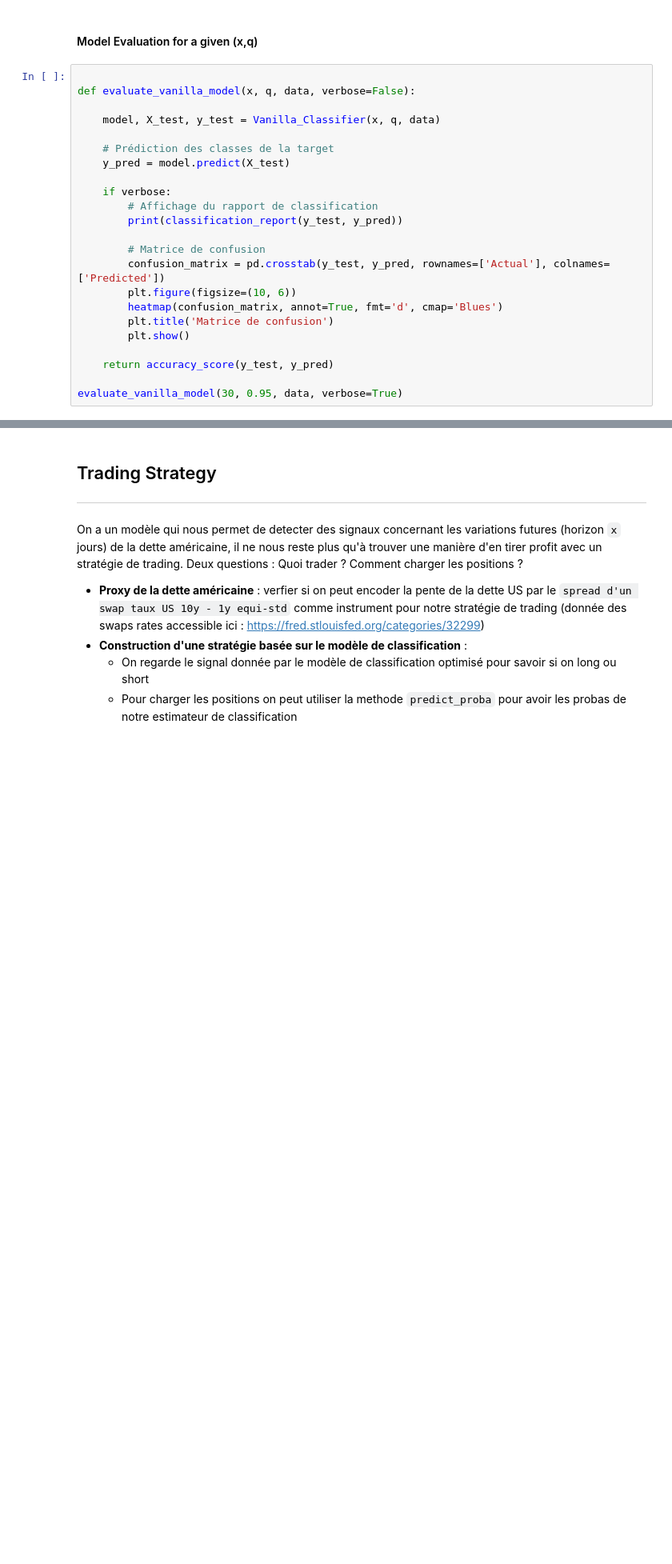
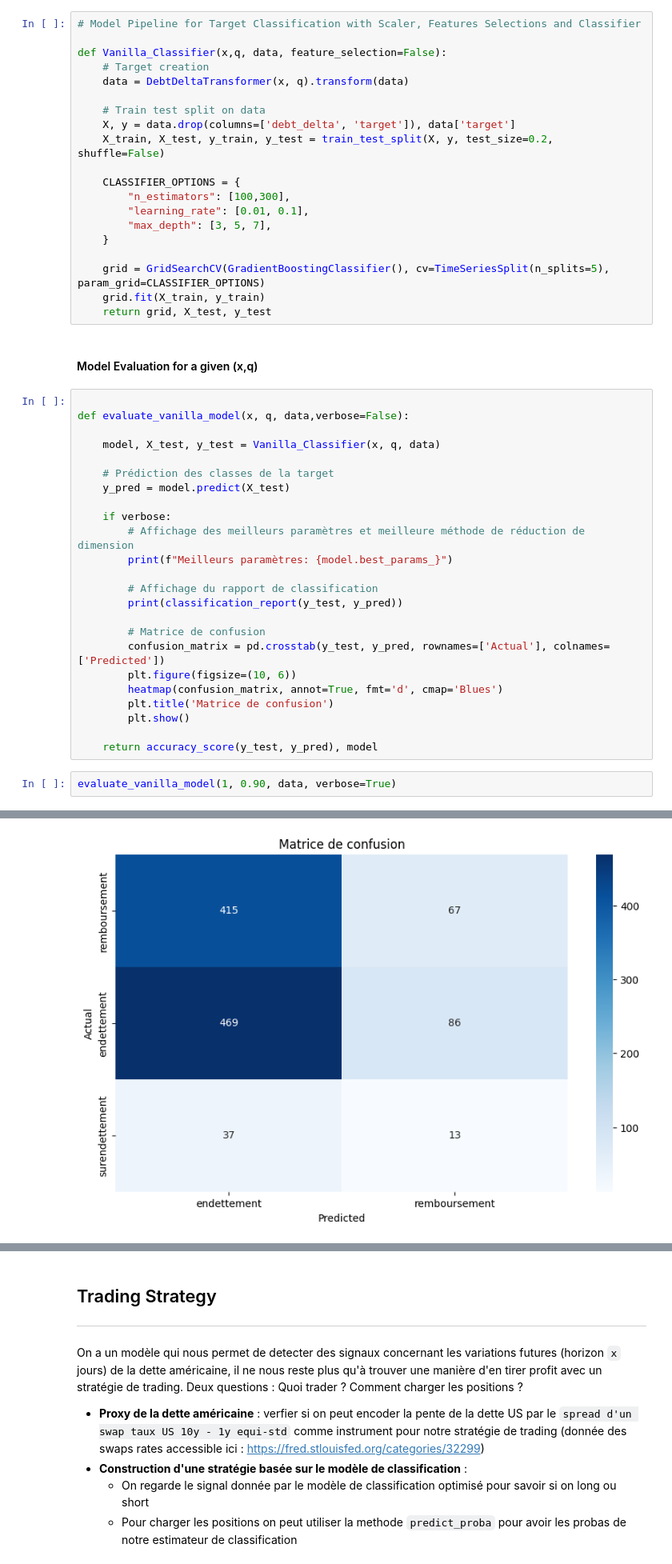
Before and after one commit to pafruchtenreich/ML_for_finance, a Jupyter notebook: notebook.ipynb, the cells around one changed output, grey strips where cells are left out. Shown at 80% size. Saved outputs shown, nothing was run; the diff lists cells and outputs as text; blank space fills up the shorter version.

Commit message:
Vanilla classifier + Tuned threshold classifier + (x,q) - Tuned classifier + Correlation matrix between swap spread and debt_return

```diff
--- a/notebook.ipynb
+++ b/notebook.ipynb
@@ -782,8 +767,28 @@ voir si ça aide : https://scikit-learn.org/stable/auto_examples/preprocessing/p
+# %%
+# Model Pipeline for Target Classification with Scaler, Features Selections and Classifier
+
+def Vanilla_Classifier(x,q, data, feature_selection=False):
+    # Target creation
+    data = DebtDeltaTransformer(x, q).transform(data)
+
+    # Train test split on data
+    X, y = data.drop(columns=['debt_delta', 'target']), data['target']
+    X_train, X_test, y_train, y_test = train_test_split(X, y, test_size=0.2, shuffle=False)
+
+    CLASSIFIER_OPTIONS = {
+        "n_estimators": [100,300],
+        "learning_rate": [0.01, 0.1],
+        "max_depth": [3, 5, 7],
+    }
+
+    grid = GridSearchCV(GradientBoostingClassifier(), cv=TimeSeriesSplit(n_splits=5), param_grid=CLASSIFIER_OPTIONS)
+    grid.fit(X_train, y_train)
+    return grid, X_test, y_test
 # %% [markdown]
 #### Model Evaluation for a given (x,q)
 # %%
 
-def evaluate_vanilla_model(x, q, data, verbose=False):
+def evaluate_vanilla_model(x, q, data,verbose=False):
 
     model, X_test, y_test = Vanilla_Classifier(x, q, data)
 
@@ -791,6 +796,9 @@ def evaluate_vanilla_model(x, q, data, verbose=False):
     y_pred = model.predict(X_test)
 
     if verbose:
+        # Affichage des meilleurs paramètres et meilleure méthode de réduction de dimension
+        print(f"Meilleurs paramètres: {model.best_params_}")
+
         # Affichage du rapport de classification
         print(classification_report(y_test, y_pred))
 
@@ -801,6 +809,7 @@ def evaluate_vanilla_model(x, q, data, verbose=False):
         plt.title('Matrice de confusion')
         plt.show()
 
-    return accuracy_score(y_test, y_pred)
-
-evaluate_vanilla_model(30, 0.95, data, verbose=True)
+    return accuracy_score(y_test, y_pred), model
+# %%
+evaluate_vanilla_model(1, 0.90, data, verbose=True)
+# %% [output]
@@ -806,0 +826 @@ evaluate_vanilla_model(30, 0.95, data, verbose=True)
+[figure, added]
```
Also changed, not shown: parts of 29 cells of this notebook.
